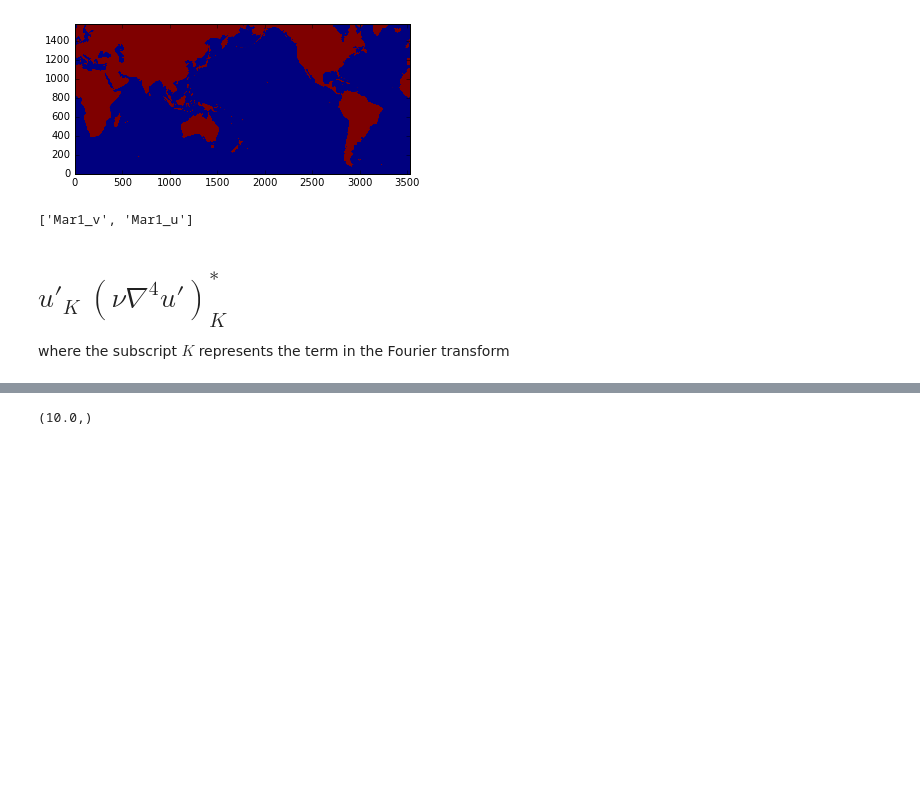
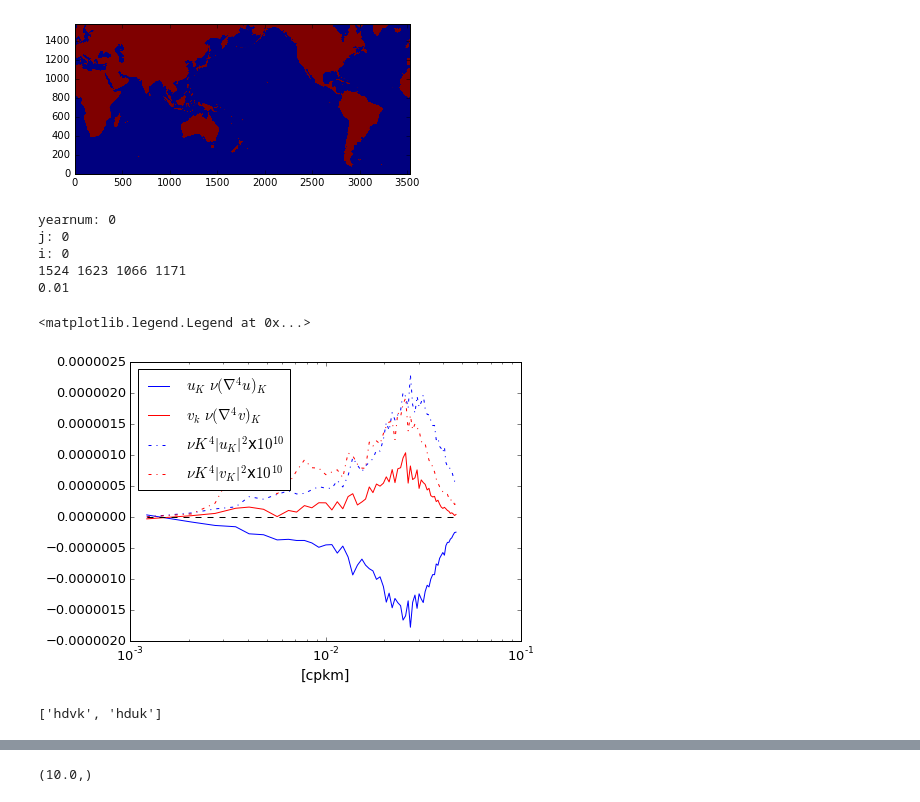
Before and after one commit to roxyboy/sst_analysis, a Jupyter notebook: Test_momentum_dissipation_with_module.ipynb, the cells around one changed output, grey strips where cells are left out. Saved outputs shown, nothing was run; the diff lists cells and outputs as text; code cells hidden in the pictures; blank space fills up the shorter version.

Commit message:
Biharmonic closure in package still not working, started calculating the tracer forcing terms

```diff
--- a/Test_momentum_dissipation_with_module.ipynb
+++ b/Test_momentum_dissipation_with_module.ipynb
@@ -74,7 +74,6 @@ def calc_transformation_rates(pop_fname, dz, daylag=13, daystart=0, Nt=31):
 
     p = pop_spectra.POPFile(pop_fname, areaname='UAREA', maskname='KMU', hconst=dz)
     p.initialize_gradient_operator(field='momentum')
-    Ny, Nx = p.nc['ULONG'].shape
     mask = p.nc.KMU > 1
     U = p.nc.U1_1.where(mask).values
     V = p.nc.V1_1.where(mask).values
@@ -157,8 +156,8 @@ for yearnum in range(len(fname_mat)):
 
     p, Udiss, Vdiss = calc_transformation_rates(fname_mat[yearnum], Dz, Nt=Ntmonth)
 
-    p.nc['Udiss'] = xray.DataArray(1e-2*Dz * hduk, dims=p.nc['U1_1'].dims, coords=p.nc['U1_1'].coords)
-    p.nc['Vdiss'] = xray.DataArray(1e-2*Dz * hdvk, dims=p.nc['V1_1'].dims, coords=p.nc['V1_1'].coords)
+    p.nc['Udiss'] = xray.DataArray(1e-6*Udiss, dims=p.nc['U1_1'].dims, coords=p.nc['U1_1'].coords)
+    p.nc['Vdiss'] = xray.DataArray(1e-6*Vdiss, dims=p.nc['V1_1'].dims, coords=p.nc['V1_1'].coords)
 
     j = 0
     south = 30.
@@ -265,33 +264,38 @@ for yearnum in range(len(fname_mat)):
         south = north
         north = south+dlat
         j += 1
+# %% [output]
+yearnum: 0
+j: 0
+i: 0
+1524 1623 1066 1171
+0.01
 # %%
 fig = plt.figure(figsize=(7,5))
 ax = plt.gca()
 ax.semilogx(Kis_month[:-1]*1e3, isospecs_month_Udiss[:-1]/3.,
             'b', label=r'$u_K$ $\nu (\nabla^4 u)_K$')
 ax.semilogx(Kis_month[:-1]*1e3, isospecs_month_Vdiss[:-1]/3.,
             'r', label=r'$v_k$ $\nu (\nabla^4 v)_K$')
 ax.semilogx(Kis_month[:-1]*1e3,
-            2.7e10*(Kis_month[:-1]*1e3)**4 * isospecs_month_U[:-1]/3.*1e-8,
-            'b-.', label=r'$\nu K^4 |u_K|^2$x$10^8$')
+            2.7e10*(Kis_month[:-1]*1e3)**4 * isospecs_month_U[:-1]/3.*1e-10,
+            'b-.', label=r'$\nu K^4 |u_K|^2$x$10^{10}$')
 ax.semilogx(Kis_month[:-1]*1e3,
-            2.7e10*(Kis_month[:-1]*1e3)**4 * isospecs_month_V[:-1]/3.*1e-8,
-            'r-.', label=r'$\nu K^4 |v_K|^2$x$10^8$')
+            2.7e10*(Kis_month[:-1]*1e3)**4 * isospecs_month_V[:-1]/3.*1e-10,
+            'r-.', label=r'$\nu K^4 |v_K|^2$x$10^{10}$')
 ax.semilogx(Kis_month[:-1]*1e3, numpy.zeros(len(Kis_month[:-1])), 'k--')
 # ax.set_ylabel(r'[m$^2$/s$^3$]', fontsize=14)
 ax.set_xlabel(r'[cpkm]', fontsize=14)
 plt.xticks(fontsize=13)
 plt.yticks(fontsize=13)
 plt.legend(loc='upper left', fontsize=15)
+# %% [output]
+<matplotlib.legend.Legend at 0x...>
+[figure, added]
 # %%
-Marnpz = numpy.load(os.path.join(basedir, 'momentum_dissipation_year46March.npz'))
-print Marnpz.files
-Udiss_Mar = Marnpz['Mar1_u']
-Vdiss_Mar = Marnpz['Mar1_v']
+Jannpz = numpy.load(os.path.join(basedir, 'Momentum_Biharmonic_closure0046_01.npz'))
+print Jannpz.files
+Udiss_Jan = Jannpz['hduk']
+Vdiss_Jan = Jannpz['hdvk']
 # %% [output]
-['Mar1_v', 'Mar1_u']
+['hdvk', 'hduk']
-# %% [markdown]
-# $ u'_K \ (\nu \nabla^4 u')_K^* $
-
-where the subscript $K$ represents the term in the Fourier transform
```
Also changed, not shown: parts of 3 cells of this notebook, 3 other files.
